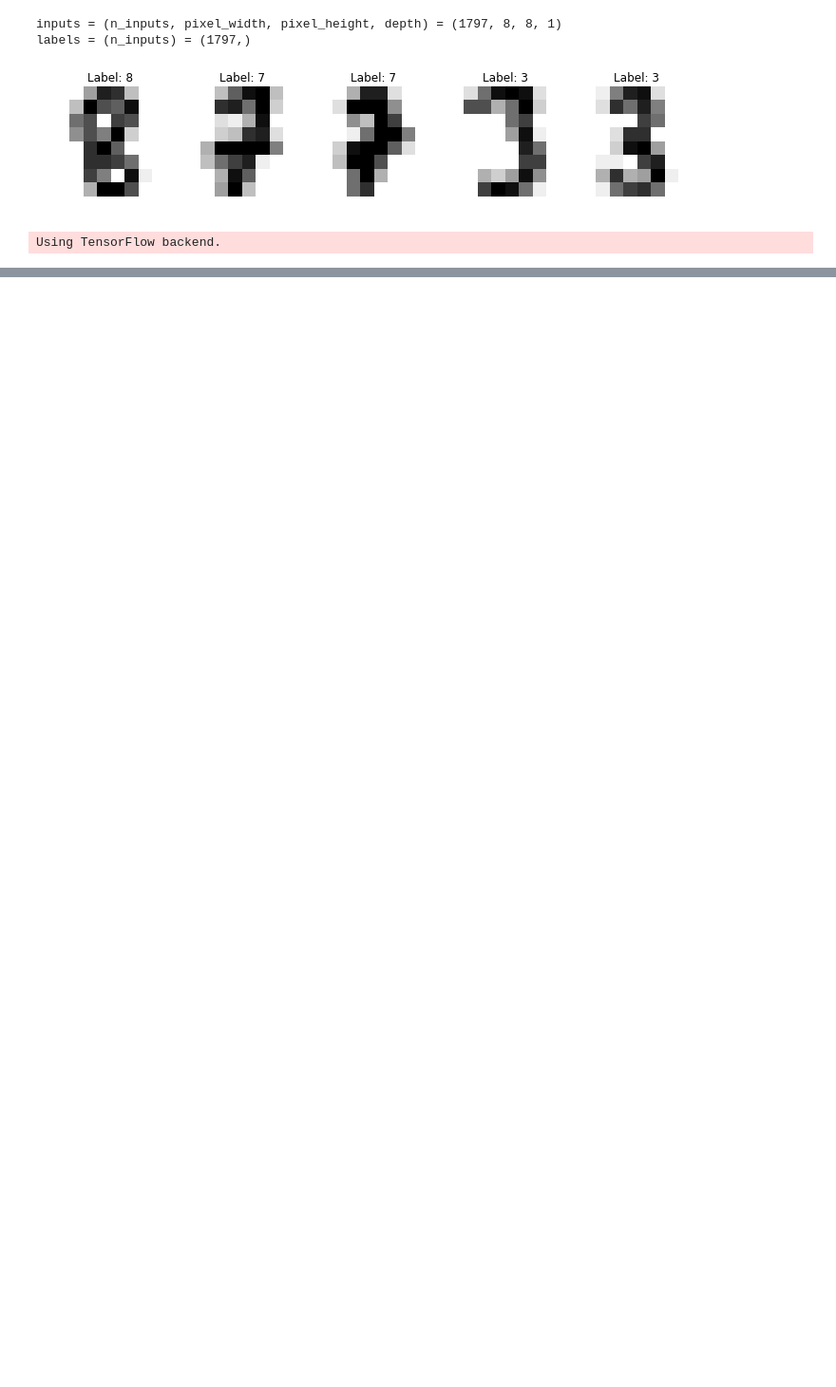
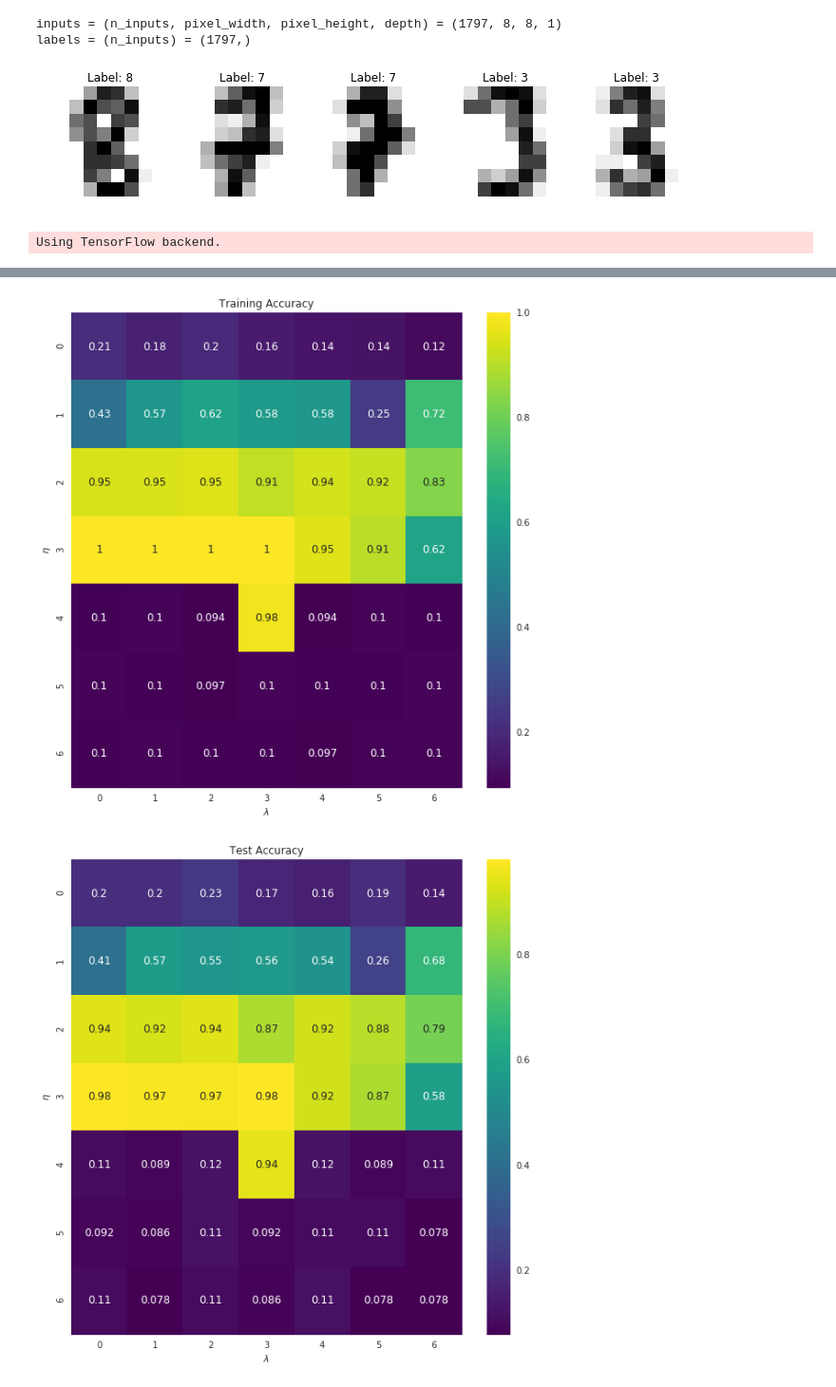
Before and after one commit to aglgit/course-material, a Jupyter notebook: notebooks/building-convolutional-neural-networks-tensorflow-keras.ipynb, the cells around one changed output, grey strips where cells are left out. Shown: that part at 95% size. Drawn from its saved outputs; the diff is of its cells as text; code cells hidden in the pictures; blank space fills up the shorter version.

```diff
--- a/notebooks/building-convolutional-neural-networks-tensorflow-keras.ipynb
+++ b/notebooks/building-convolutional-neural-networks-tensorflow-keras.ipynb
@@ -314,0 +357,17 @@ TypeError: softmax() got an unexpected keyword argument 'axis'
+# %%
+CNN_keras = np.zeros((len(eta_vals), len(lmbd_vals)), dtype=object)
+
+for i, eta in enumerate(eta_vals):
+    for j, lmbd in enumerate(lmbd_vals):
+        CNN = create_convolutional_neural_network_keras(input_shape, receptive_field,
+                                              n_filters, n_neurons_connected, n_categories,
+                                              eta, lmbd)
+        CNN.fit(X_train, Y_train, epochs=epochs, batch_size=batch_size, verbose=0)
+        scores = CNN.evaluate(X_test, Y_test)
+
+        CNN_keras[i][j] = CNN
+
+        print("Learning rate = ", eta)
+        print("Lambda = ", lmbd)
+        print("Test accuracy: %.3f" % scores[1])
+        print()
@@ -314,0 +392,33 @@ TypeError: softmax() got an unexpected keyword argument 'axis'
+# %%
+# optional
+# visual representation of grid search
+# uses seaborn heatmap, could probably do this in matplotlib
+import seaborn as sns
+
+sns.set()
+
+train_accuracy = np.zeros((len(eta_vals), len(lmbd_vals)))
+test_accuracy = np.zeros((len(eta_vals), len(lmbd_vals)))
+
+for i in range(len(eta_vals)):
+    for j in range(len(lmbd_vals)):
+        CNN = CNN_keras[i][j]
+
+        train_accuracy[i][j] = CNN.evaluate(X_train, Y_train)[1]
+        test_accuracy[i][j] = CNN.evaluate(X_test, Y_test)[1]
+
+
+fig, ax = plt.subplots(figsize = (10, 10))
+sns.heatmap(train_accuracy, annot=True, ax=ax, cmap="viridis")
+ax.set_title("Training Accuracy")
+ax.set_ylabel("$\eta$")
+ax.set_xlabel("$\lambda$")
+plt.show()
+
+fig, ax = plt.subplots(figsize = (10, 10))
+sns.heatmap(test_accuracy, annot=True, ax=ax, cmap="viridis")
+ax.set_title("Test Accuracy")
+ax.set_ylabel("$\eta$")
+ax.set_xlabel("$\lambda$")
+plt.show()
+# %% [output]
@@ -314,0 +442,2 @@ TypeError: softmax() got an unexpected keyword argument 'axis'
+[figure, added]
+[figure, added]
```
Also changed, not shown: parts of 15 cells of this notebook, 4 other files.
